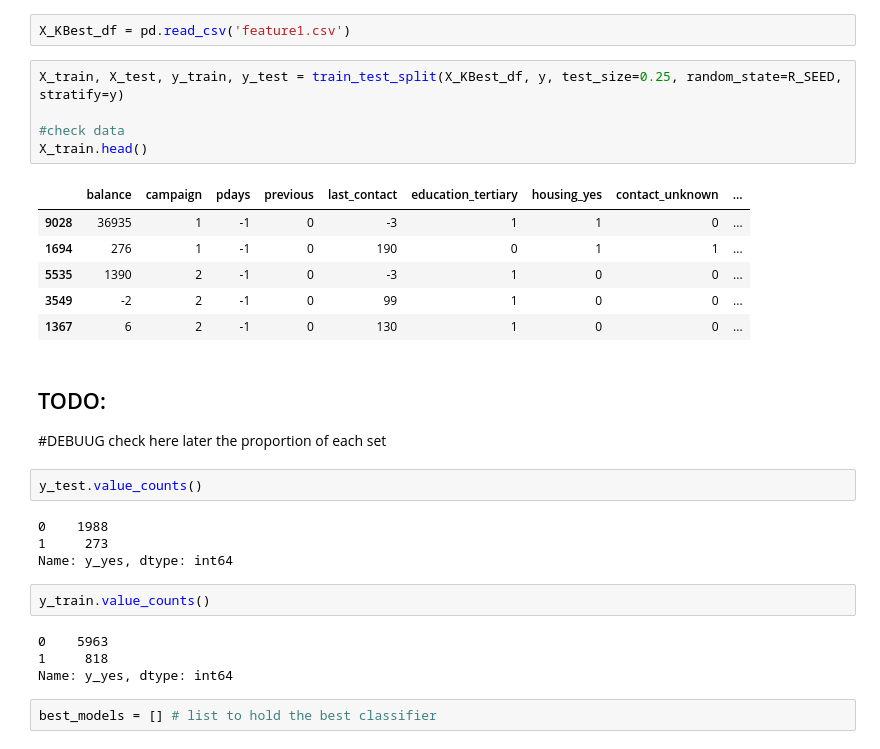
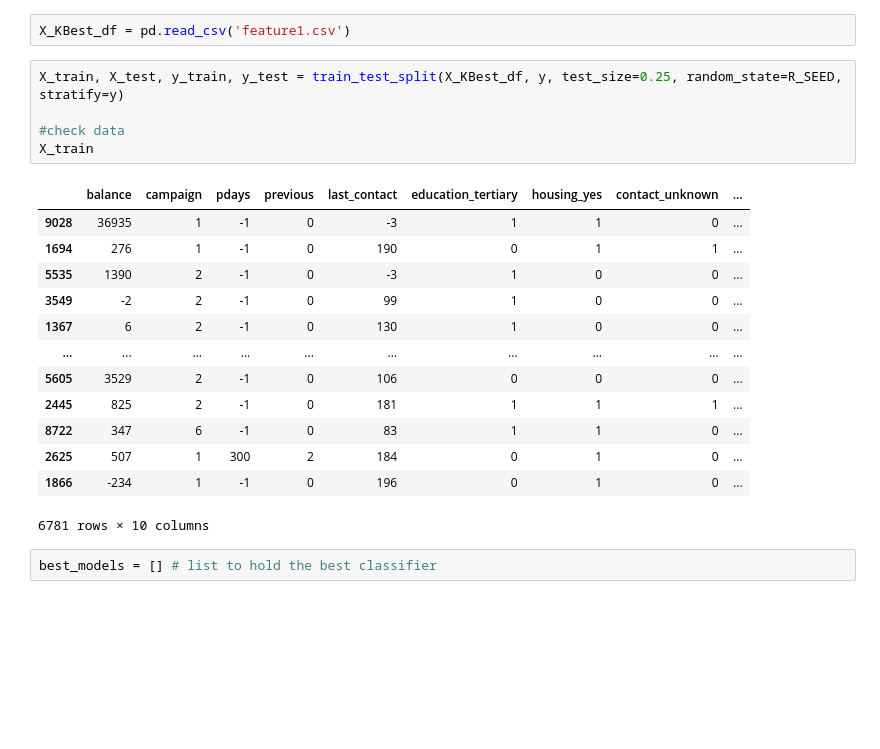
Before and after one commit to EmaTran/CSIS3290_GroupProject, a Jupyter notebook: MiniProject2/CSIS3290_MiniProject2.ipynb, the cells around one changed output. Saved outputs shown, nothing was run; the diff lists cells and outputs as text; blank space fills up the shorter version.

```diff
--- a/MiniProject2/CSIS3290_MiniProject2.ipynb
+++ b/MiniProject2/CSIS3290_MiniProject2.ipynb
@@ -601,30 +595,22 @@ X_KBest_df = pd.read_csv('feature1.csv')
 # %%
 X_train, X_test, y_train, y_test = train_test_split(X_KBest_df, y, test_size=0.25, random_state=R_SEED, stratify=y)
 
 #check data
-X_train.head()
+X_train
 # %% [output]
 |  | balance | campaign | pdays | previous | last_contact | education_tertiary | housing_yes | contact_unknown | ... |
 | 9028 | 36935 | 1 | -1 | 0 | -3 | 1 | 1 | 0 | ... |
 | 1694 | 276 | 1 | -1 | 0 | 190 | 0 | 1 | 1 | ... |
 | 5535 | 1390 | 2 | -1 | 0 | -3 | 1 | 0 | 0 | ... |
 | 3549 | -2 | 2 | -1 | 0 | 99 | 1 | 0 | 0 | ... |
 | 1367 | 6 | 2 | -1 | 0 | 130 | 1 | 0 | 0 | ... |
+| ... | ... | ... | ... | ... | ... | ... | ... | ... | ... |
+| 5605 | 3529 | 2 | -1 | 0 | 106 | 0 | 0 | 0 | ... |
+| 2445 | 825 | 2 | -1 | 0 | 181 | 1 | 1 | 1 | ... |
+| 8722 | 347 | 6 | -1 | 0 | 83 | 1 | 1 | 0 | ... |
+| 2625 | 507 | 1 | 300 | 2 | 184 | 0 | 1 | 0 | ... |
+| 1866 | -234 | 1 | -1 | 0 | 196 | 0 | 1 | 0 | ... |
+6781 rows × 10 columns
-# %% [markdown]
-## TODO:
-#DEBUUG check here later the proportion of each set
-# %%
-y_test.value_counts()
-# %% [output]
-0    1988
-1     273
-Name: y_yes, dtype: int64
-# %%
-y_train.value_counts()
-# %% [output]
-0    5963
-1     818
-Name: y_yes, dtype: int64
 # %%
 best_models = [] # list to hold the best classifier
 # %%
```
Also changed, not shown: parts of 21 cells of this notebook.
